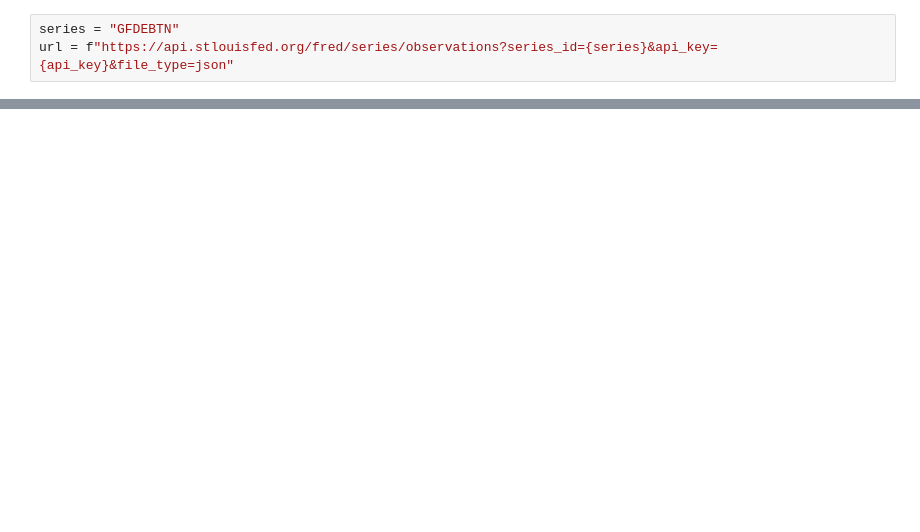
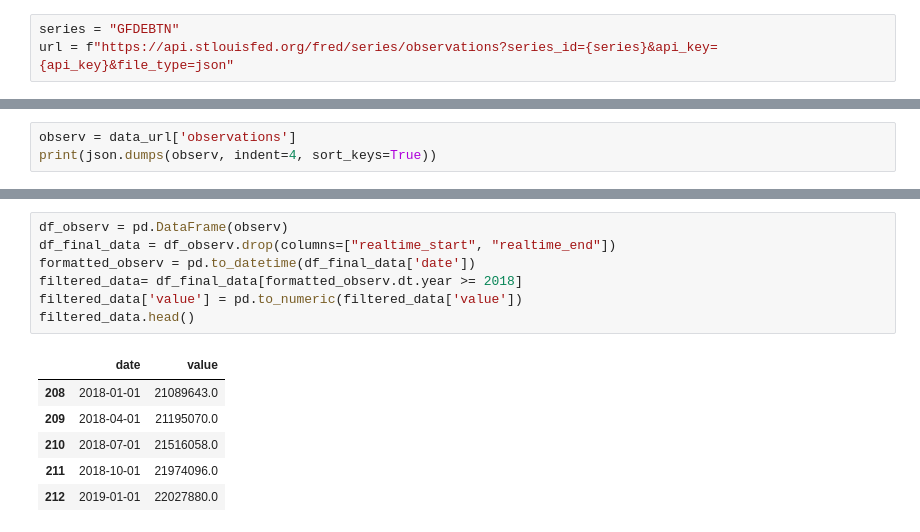
Before and after one commit to AsianInvasion00/Group2_Project1, a Jupyter notebook: Tyler.ipynb, the cells around one changed output, grey strips where cells are left out. Drawn from its saved outputs; the diff is of its cells as text; blank space fills up the shorter version.

```diff
--- a/Tyler.ipynb
+++ b/Tyler.ipynb
@@ -95,0 +42,3 @@ df_final_data
+# %%
+observ = data_url['observations']
+print(json.dumps(observ, indent=4, sort_keys=True))
@@ -95,0 +63,14 @@ df_final_data
+# %%
+df_observ = pd.DataFrame(observ)
+df_final_data = df_observ.drop(columns=["realtime_start", "realtime_end"])
+formatted_observ = pd.to_datetime(df_final_data['date'])
+filtered_data= df_final_data[formatted_observ.dt.year >= 2018]
+filtered_data['value'] = pd.to_numeric(filtered_data['value'])
+filtered_data.head()
+# %% [output]
+|  | date | value |
+| 208 | 2018-01-01 | 21089643.0 |
+| 209 | 2018-04-01 | 21195070.0 |
+| 210 | 2018-07-01 | 21516058.0 |
+| 211 | 2018-10-01 | 21974096.0 |
+| 212 | 2019-01-01 | 22027880.0 |
```
Also changed, not shown: parts of 12 cells of this notebook, 1 other file.
